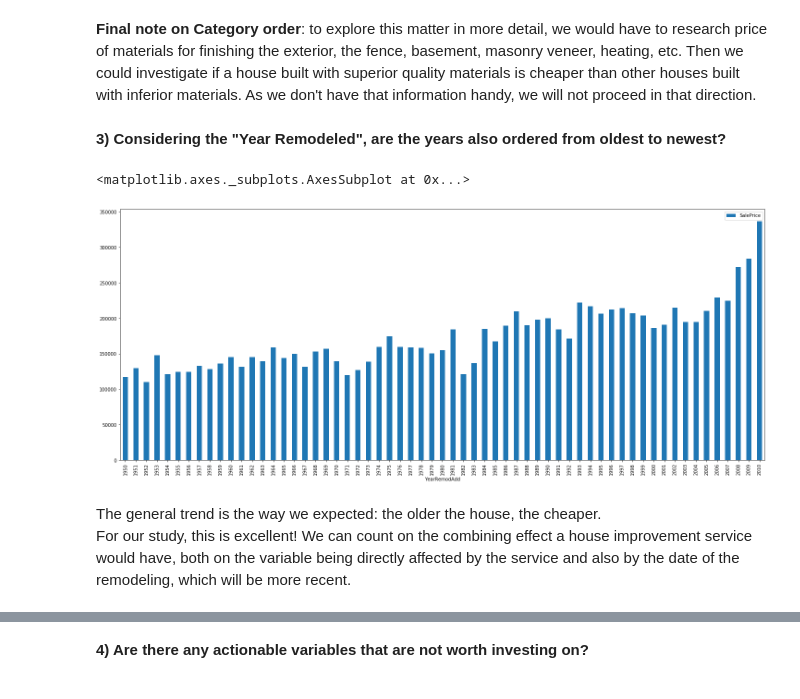
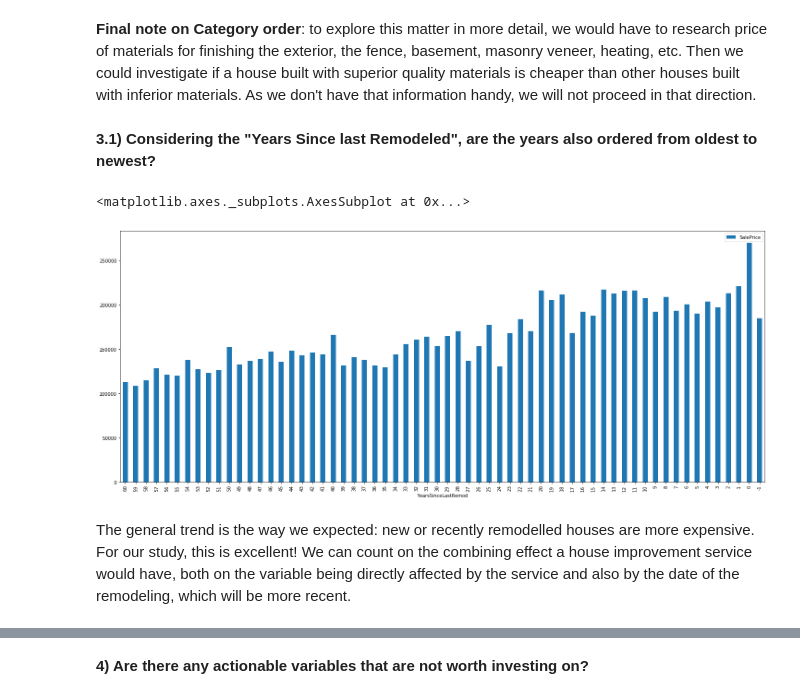
Before and after one commit to rafaelmsbob/Springboard, a Jupyter notebook: CapstoneProject1/Story Telling.ipynb, the cells around one changed output, grey strips where cells are left out. Saved outputs shown, nothing was run; the diff lists cells and outputs as text; code cells hidden in the pictures.

Commit message:
Added Years as interval and added another chart
Chart - How long ago the house was built, in decades X Selling price
Excellent chart, it shows our project makes sense

```diff
--- a/CapstoneProject1/Story Telling.ipynb
+++ b/CapstoneProject1/Story Telling.ipynb
@@ -153,12 +157,12 @@ Hopefully, our algorithm will yield less weight for this feature, as the correla
 # %% [markdown]
 <b>Final note on Category order</b>: to explore this matter in more detail, we would have to research price of materials for finishing the exterior, the fence, basement, masonry veneer, heating, etc. Then we could investigate if a house built with superior quality materials is cheaper than other houses built with inferior materials. As we don't have that information handy, we will not proceed in that direction.
 # %% [markdown]
- <b>3) Considering the "Year Remodeled", are the years also ordered from oldest to newest?</b>
+ <b>3.1) Considering the "Years Since last Remodeled", are the years also ordered from oldest to newest?</b>
 # %%
-df[['YearRemodAdd', 'SalePrice']].groupby('YearRemodAdd').mean().sort_values('YearRemodAdd').plot(kind="bar", figsize=(25,10))
+df[['YearsSinceLastRemod', 'SalePrice']].groupby('YearsSinceLastRemod').mean().sort_values('YearsSinceLastRemod', ascending = False).plot(kind="bar", figsize=(25,10))
 # %% [output]
 <matplotlib.axes._subplots.AxesSubplot at 0x...>
-[figure, old version]
+[figure, new version]
 # %% [markdown]
-The general trend is the way we expected: the older the house, the cheaper.<br>
+The general trend is the way we expected: new or recently remodelled houses are more expensive.<br>
 For our study, this is excellent! We can count on the combining effect a house improvement service would have, both on the variable being directly affected by the service and also by the date of the remodeling, which will be more recent.
```
Also changed, not shown: parts of 6 cells of this notebook.
